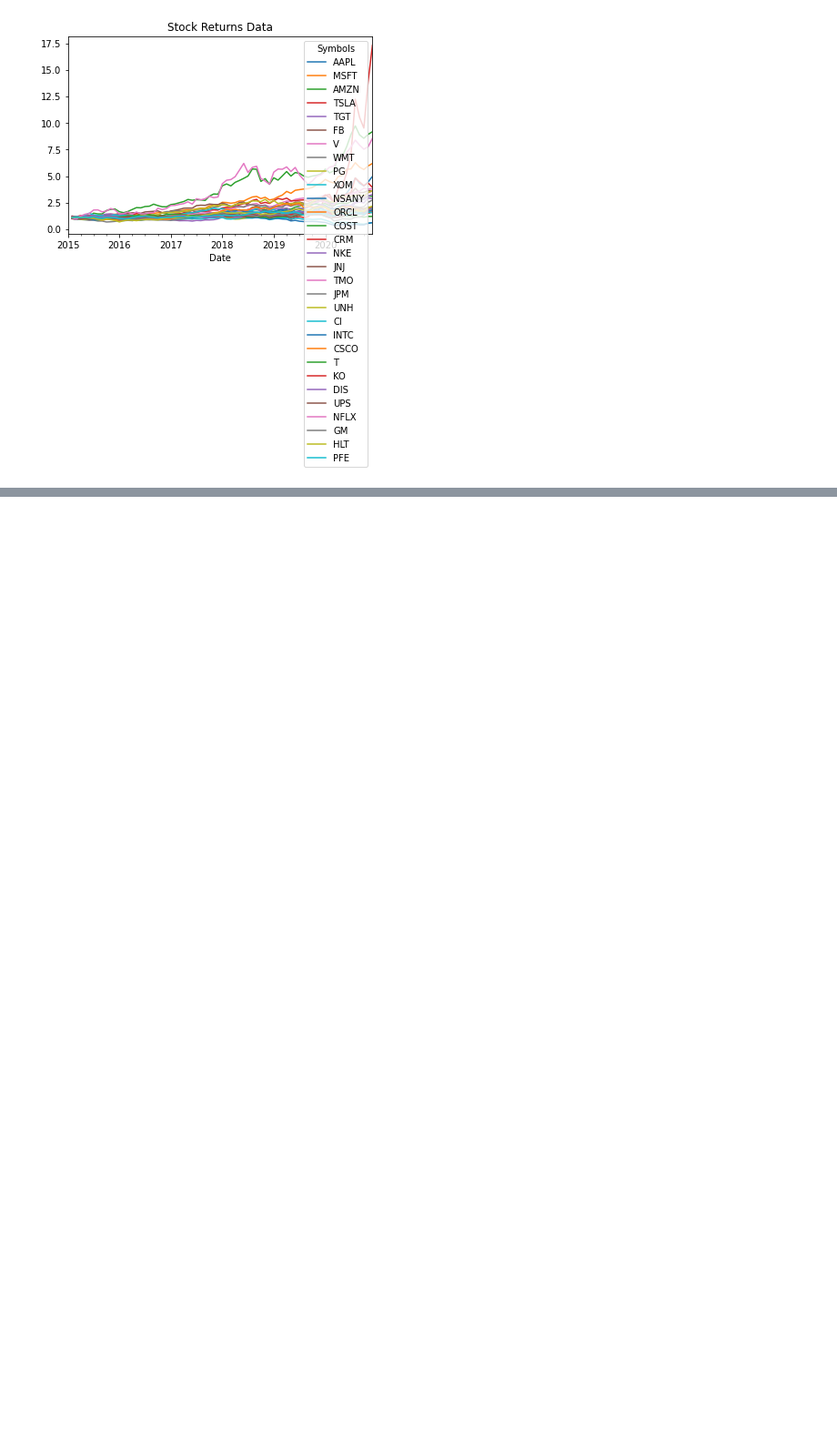
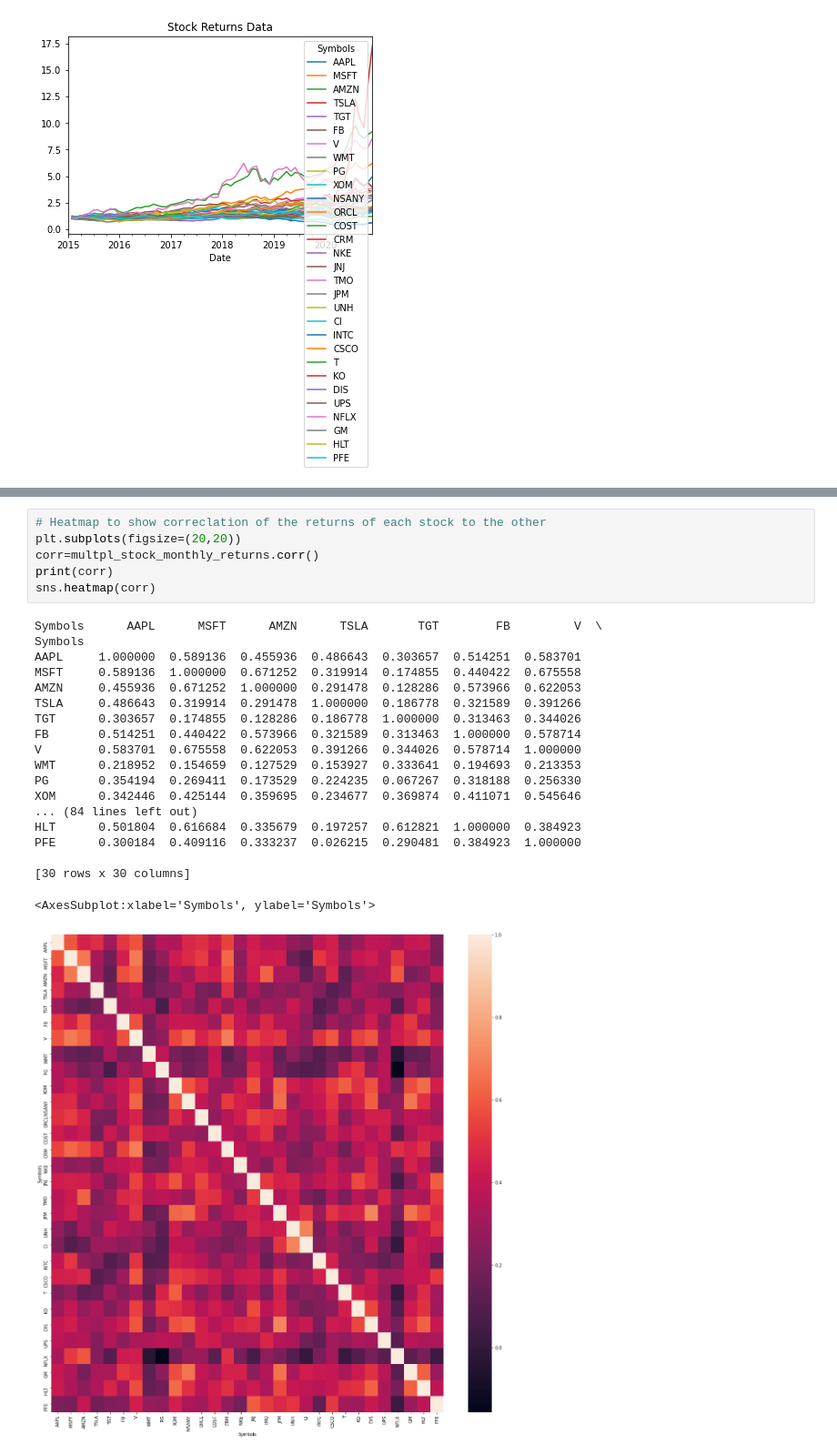
Before and after one commit to luismaldonadotxstate9/MachineLearningProject, a Jupyter notebook: 25 Companies machine learning project.ipynb, the cells around one changed output, grey strips where cells are left out. Shown at 91% size. Saved outputs shown, nothing was run; the diff lists cells and outputs as text; blank space fills up the shorter version.

```diff
--- a/25 Companies machine learning project.ipynb
+++ b/25 Companies machine learning project.ipynb
@@ -81,0 +166,26 @@ plt.show()
+# %%
+# Heatmap to show correclation of the returns of each stock to the other
+plt.subplots(figsize=(20,20))
+corr=multpl_stock_monthly_returns.corr()
+print(corr)
+sns.heatmap(corr)
+# %% [output]
+Symbols      AAPL      MSFT      AMZN      TSLA       TGT        FB         V  \
+Symbols
+AAPL     1.000000  0.589136  0.455936  0.486643  0.303657  0.514251  0.583701
+MSFT     0.589136  1.000000  0.671252  0.319914  0.174855  0.440422  0.675558
+AMZN     0.455936  0.671252  1.000000  0.291478  0.128286  0.573966  0.622053
+TSLA     0.486643  0.319914  0.291478  1.000000  0.186778  0.321589  0.391266
+TGT      0.303657  0.174855  0.128286  0.186778  1.000000  0.313463  0.344026
+FB       0.514251  0.440422  0.573966  0.321589  0.313463  1.000000  0.578714
+V        0.583701  0.675558  0.622053  0.391266  0.344026  0.578714  1.000000
+WMT      0.218952  0.154659  0.127529  0.153927  0.333641  0.194693  0.213353
+PG       0.354194  0.269411  0.173529  0.224235  0.067267  0.318188  0.256330
+XOM      0.342446  0.425144  0.359695  0.234677  0.369874  0.411071  0.545646
+... (84 lines left out)
+HLT      0.501804  0.616684  0.335679  0.197257  0.612821  1.000000  0.384923
+PFE      0.300184  0.409116  0.333237  0.026215  0.290481  0.384923  1.000000
+
+[30 rows x 30 columns]
+<AxesSubplot:xlabel='Symbols', ylabel='Symbols'>
+[figure, added]
```
Also changed, not shown: parts of 6 cells of this notebook.
